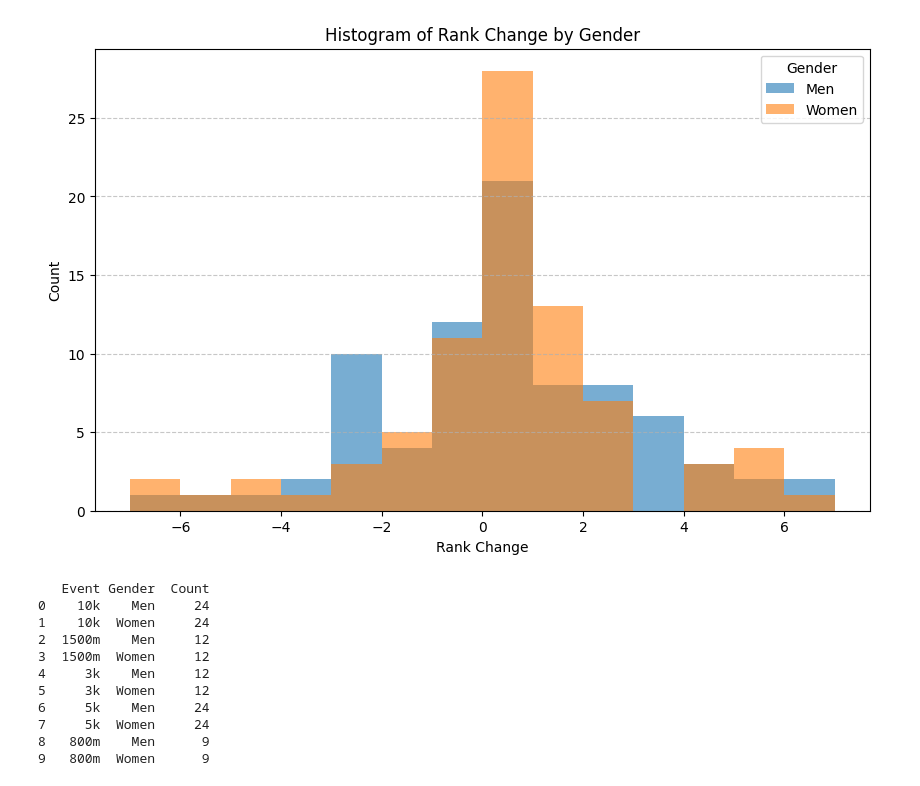
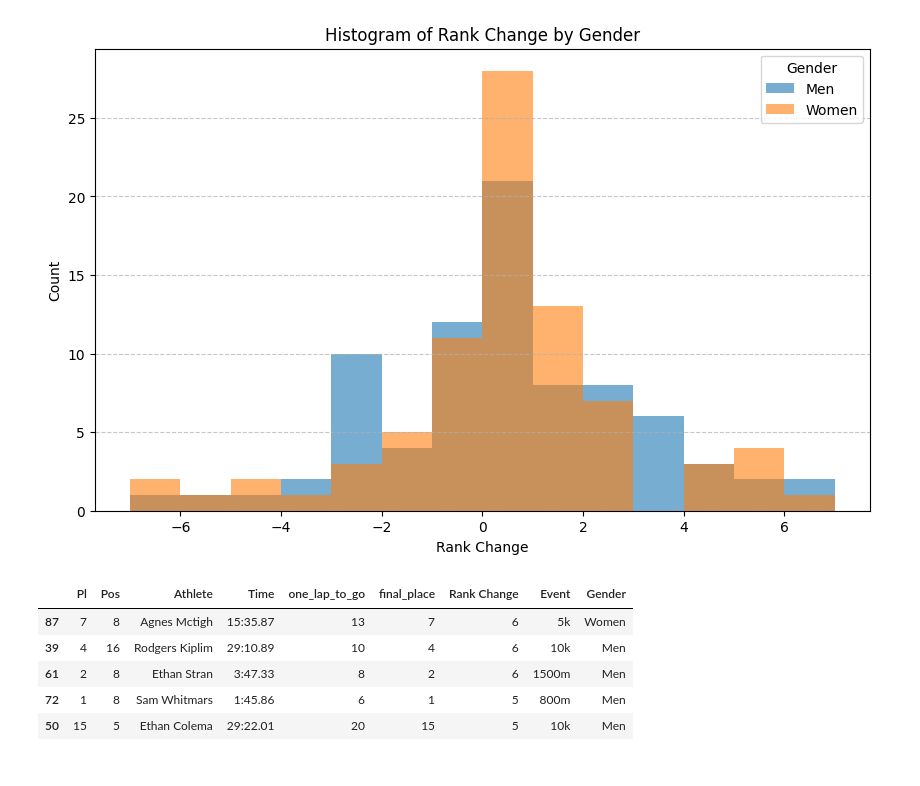
Before and after one commit to racheldadamio/rachels-receipts, a Jupyter notebook: ncaa_2025_last_lap/ncaa_last_lap.ipynb, the cells around one changed output. Drawn from its saved outputs; the diff is of its cells as text; code cells hidden in the pictures.

```diff
--- a/ncaa_2025_last_lap/ncaa_last_lap.ipynb
+++ b/ncaa_2025_last_lap/ncaa_last_lap.ipynb
@@ -146,20 +139,3 @@ plt.grid(axis="y", linestyle="--", alpha=0.7)
 plt.show()
 # %% [output]
 [figure]
-# %%
-event_gender_counts = (
-    final_df.groupby(["Event", "Gender"]).size().reset_index(name="Count")
-)
-print(event_gender_counts)
-# %% [output]
-   Event Gender  Count
-0    10k    Men     24
-1    10k  Women     24
-2  1500m    Men     12
-3  1500m  Women     12
-4     3k    Men     12
-5     3k  Women     12
-6     5k    Men     24
-7     5k  Women     24
-8   800m    Men      9
-9   800m  Women      9
@@ -165,0 +144,9 @@ print(event_gender_counts)
+# %%
+final_df.sort_values(by=["Rank Change"], ascending=False).head()
+# %% [output]
+|  | Pl | Pos | Athlete | Time | one_lap_to_go | final_place | Rank Change | Event | Gender |
+| 87 | 7 | 8 | Agnes Mctigh | 15:35.87 | 13 | 7 | 6 | 5k | Women |
+| 39 | 4 | 16 | Rodgers Kiplim | 29:10.89 | 10 | 4 | 6 | 10k | Men |
+| 61 | 2 | 8 | Ethan Stran | 3:47.33 | 8 | 2 | 6 | 1500m | Men |
+| 72 | 1 | 8 | Sam Whitmars | 1:45.86 | 6 | 1 | 5 | 800m | Men |
+| 50 | 15 | 5 | Ethan Colema | 29:22.01 | 20 | 15 | 5 | 10k | Men |
```
Also changed, not shown: parts of 4 cells of this notebook, 3 other files.
